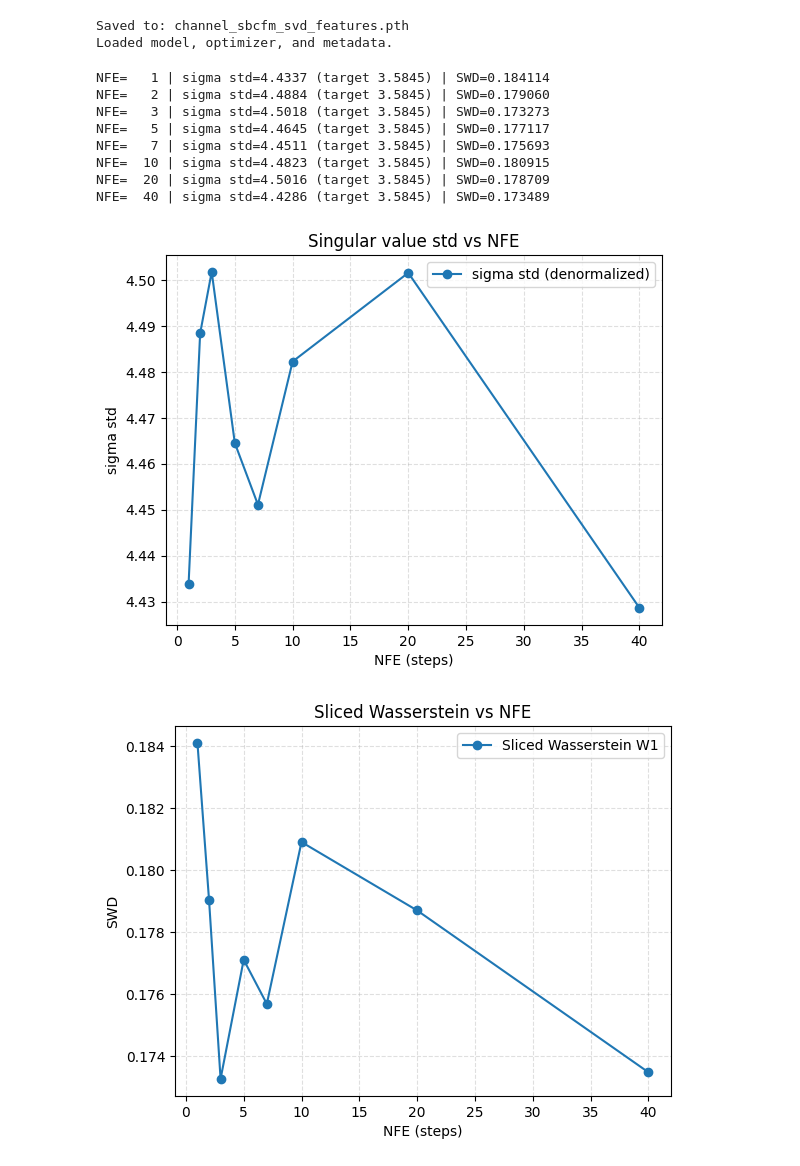
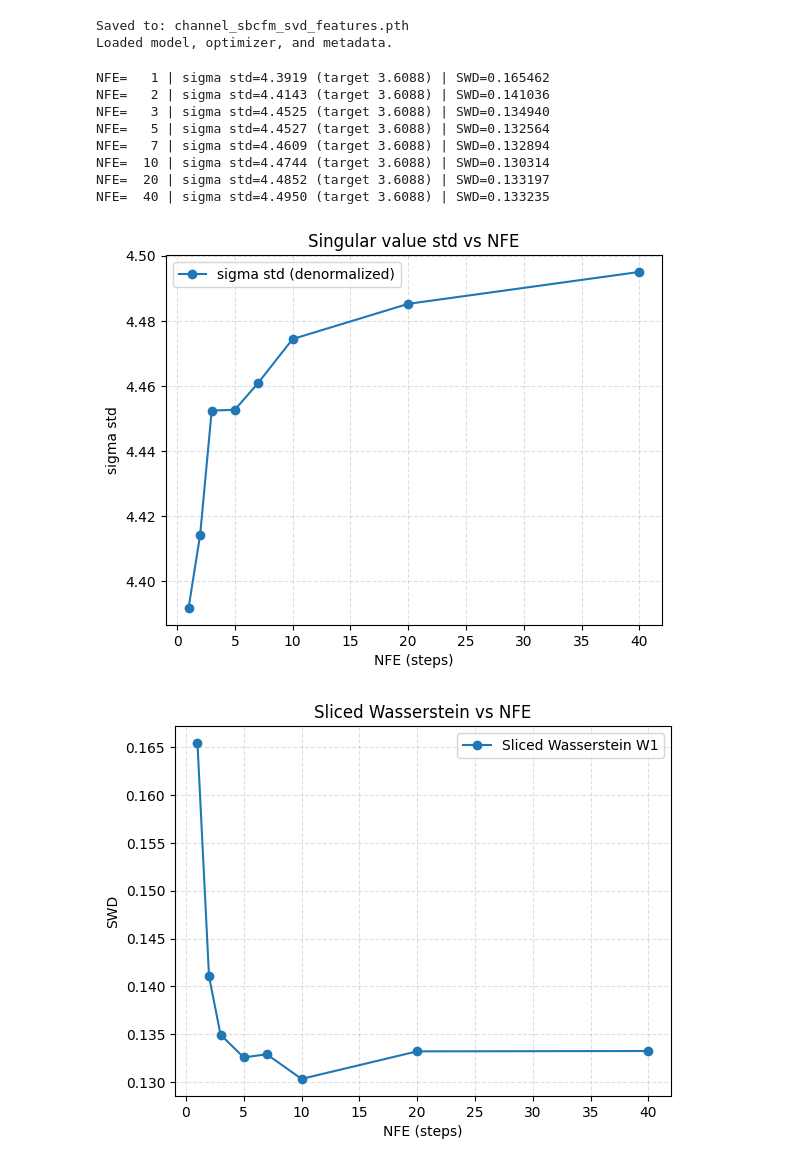
Before and after one commit to donRumata03/diffSDE-gsm-huawei, a Jupyter notebook: Копия_блокнота__Sionna_stochastic_generator_ext_working_AH_ipynb_.ipynb, the cells around one changed output. Cells and saved outputs as stored; diff of their text form; code cells hidden in the pictures.

Commit message:
More production-ready: don't compute rank statistics, increase dataset sizes

```diff
--- a/Копия_блокнота__Sionna_stochastic_generator_ext_working_AH_ipynb_.ipynb
+++ b/Копия_блокнота__Sionna_stochastic_generator_ext_working_AH_ipynb_.ipynb
@@ -43,7 +43,7 @@ from sionna.phy.ofdm import ResourceGrid
 num_bs = 1  # Number of Base Stations
 num_ue = 20  # Number of User Equipments   уменьшила до 20
 num_ue_ant = 4  # UE MIMO Antennas
-batch_size = 20  # Number of parallel simulations   уменьшила до 4
+batch_size = 40  # Number of parallel simulations   уменьшила до 4
 scenario = "UMa"  # Urban Macro (Can be "UMa", "UMi", "RMa")
 min_bs_ut_dist = 100 # Minimum BS-UE distance in meters
 ISD = 500 # Inter-Site Distance
@@ -749,7 +748,7 @@ def _cfm_call_and_reshape(cfm_obj, x0, x1, t):
     return xt, ut
 
 
-num_epochs = 10
+num_epochs = 30
 model.train()
 for epoch in range(num_epochs):
     total = 0.0
@@ -816,7 +817,7 @@ def sample_sb_sde(model, num_samples=10, steps=40, shape=(feature_channels, sequ
 
 generated_features = sample_sb_sde(
     model,
-    num_samples=10,
+    num_samples=100,
     steps=4,
     shape=(feature_channels, sequence_length),
     sde_sigma=0.0,
@@ -986,41 +987,41 @@ def sweep_nfe_and_metrics(
 
 steps_list, sigma_stds, swds = sweep_nfe_and_metrics(
     steps_list=[1, 2, 3, 5, 7, 10, 20, 40],
-    num_samples=10,
+    num_samples=100,
     shape=(feature_channels, sequence_length),
     sde_sigma=0.0,
     schedule="const",
     device=device,
     max_points=200_000,
     n_projections=128,
     verbose=True,
 )
 
 plt.figure()
 plt.plot(steps_list, sigma_stds, marker='o', label='sigma std (denormalized)')
 plt.xlabel('NFE (steps)')
 plt.ylabel('sigma std')
 plt.title('Singular value std vs NFE')
 plt.grid(True, linestyle='--', alpha=0.4)
 plt.legend()
 
 plt.figure()
 plt.plot(steps_list, swds, marker='o', label='Sliced Wasserstein W1')
 plt.xlabel('NFE (steps)')
 plt.ylabel('SWD')
 plt.title('Sliced Wasserstein vs NFE')
 plt.grid(True, linestyle='--', alpha=0.4)
 plt.legend()
 
 plt.show()
 # %% [output]
-NFE=   1 | sigma std=4.4337 (target 3.5845) | SWD=0.184114
-NFE=   2 | sigma std=4.4884 (target 3.5845) | SWD=0.179060
-NFE=   3 | sigma std=4.5018 (target 3.5845) | SWD=0.173273
-NFE=   5 | sigma std=4.4645 (target 3.5845) | SWD=0.177117
-NFE=   7 | sigma std=4.4511 (target 3.5845) | SWD=0.175693
-NFE=  10 | sigma std=4.4823 (target 3.5845) | SWD=0.180915
-NFE=  20 | sigma std=4.5016 (target 3.5845) | SWD=0.178709
-NFE=  40 | sigma std=4.4286 (target 3.5845) | SWD=0.173489
+NFE=   1 | sigma std=4.3919 (target 3.6088) | SWD=0.165462
+NFE=   2 | sigma std=4.4143 (target 3.6088) | SWD=0.141036
+NFE=   3 | sigma std=4.4525 (target 3.6088) | SWD=0.134940
+NFE=   5 | sigma std=4.4527 (target 3.6088) | SWD=0.132564
+NFE=   7 | sigma std=4.4609 (target 3.6088) | SWD=0.132894
+NFE=  10 | sigma std=4.4744 (target 3.6088) | SWD=0.130314
+NFE=  20 | sigma std=4.4852 (target 3.6088) | SWD=0.133197
+NFE=  40 | sigma std=4.4950 (target 3.6088) | SWD=0.133235
-[figure, old version]
+[figure, new version]
-[figure, old version]
+[figure, new version]
```
Also changed, not shown: parts of 6 cells of this notebook.
